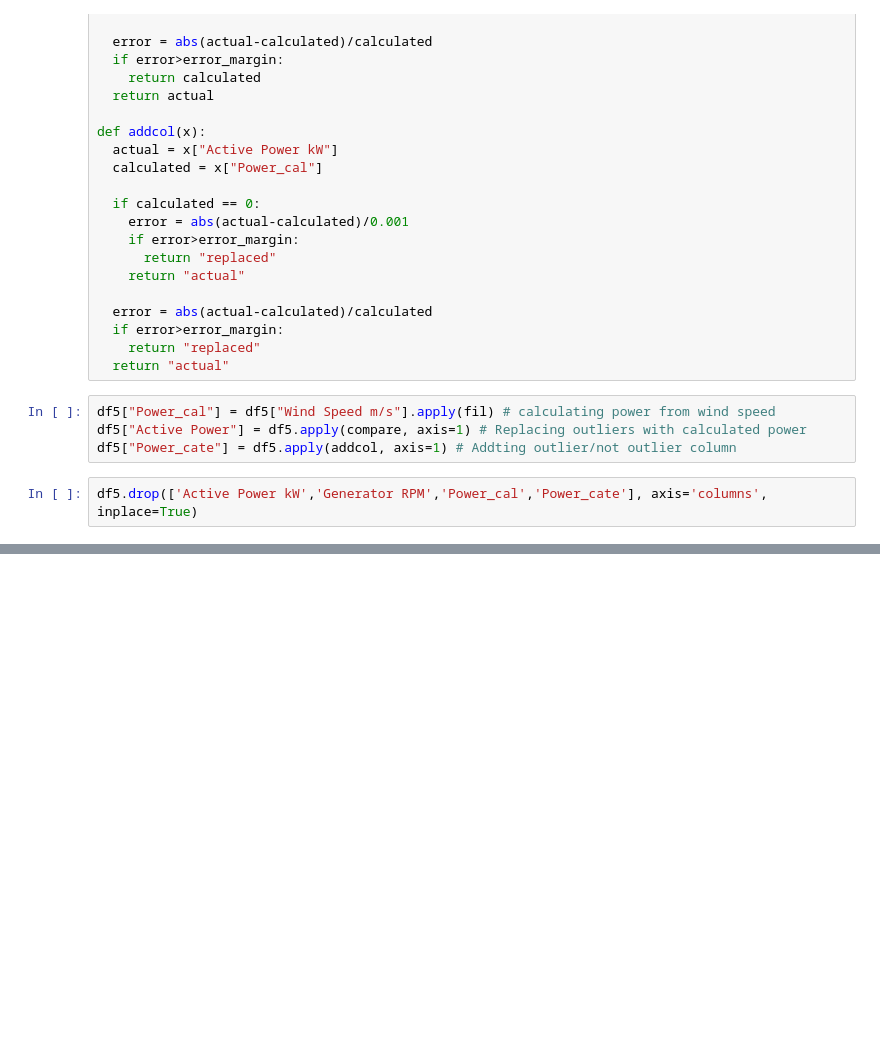
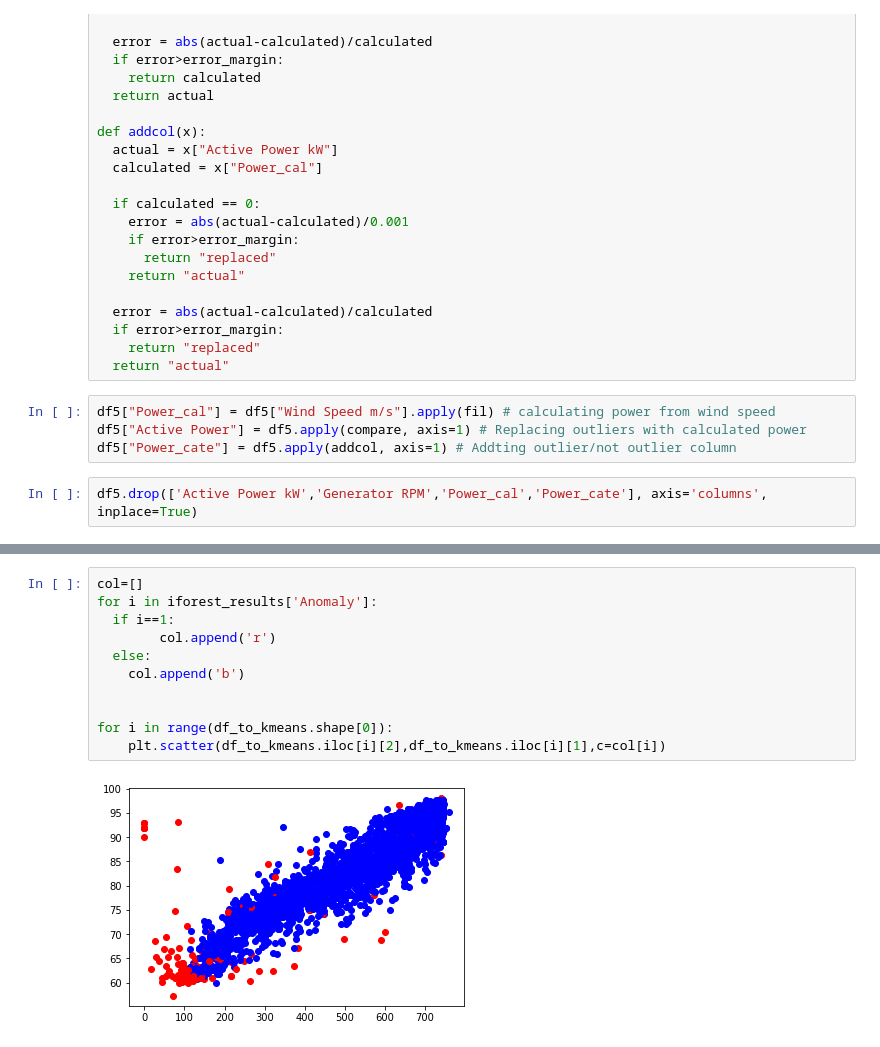
Before and after one commit to entc-17-fyp-20/CM_Data_Visualizing, a Jupyter notebook: outlier_detection.ipynb, the cells around one changed output, grey strips where cells are left out. Drawn from its saved outputs; the diff is of its cells as text; blank space fills up the shorter version.

```diff
--- a/outlier_detection.ipynb
+++ b/outlier_detection.ipynb
@@ -173,0 +209,13 @@ df5
+# %%
+col=[]
+for i in iforest_results['Anomaly']:
+  if i==1:
+        col.append('r')
+  else:
+    col.append('b')
+
+
+for i in range(df_to_kmeans.shape[0]):
+    plt.scatter(df_to_kmeans.iloc[i][2],df_to_kmeans.iloc[i][1],c=col[i])
+# %% [output]
+[figure, added]
```
Also changed, not shown: parts of 30 cells of this notebook.
